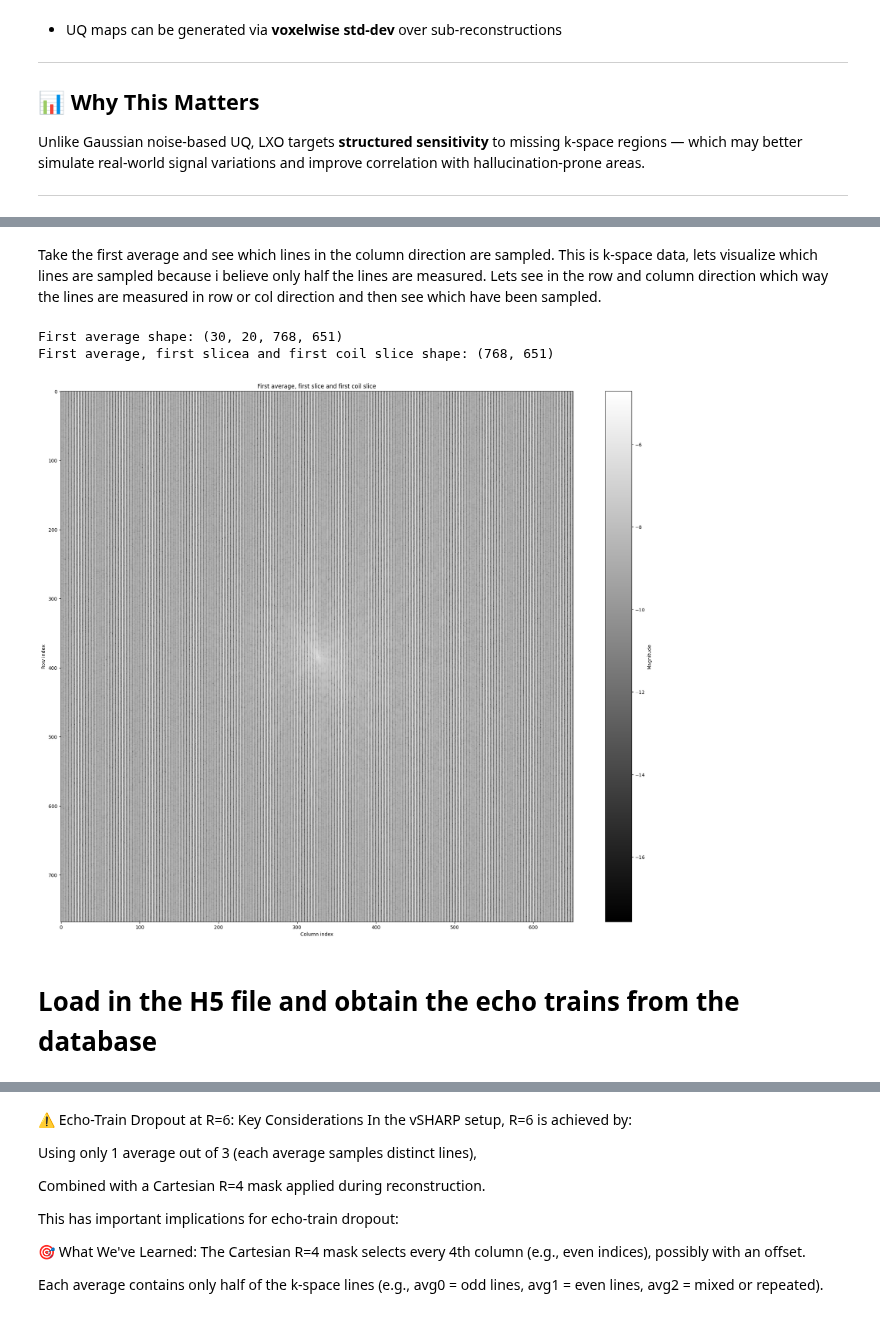
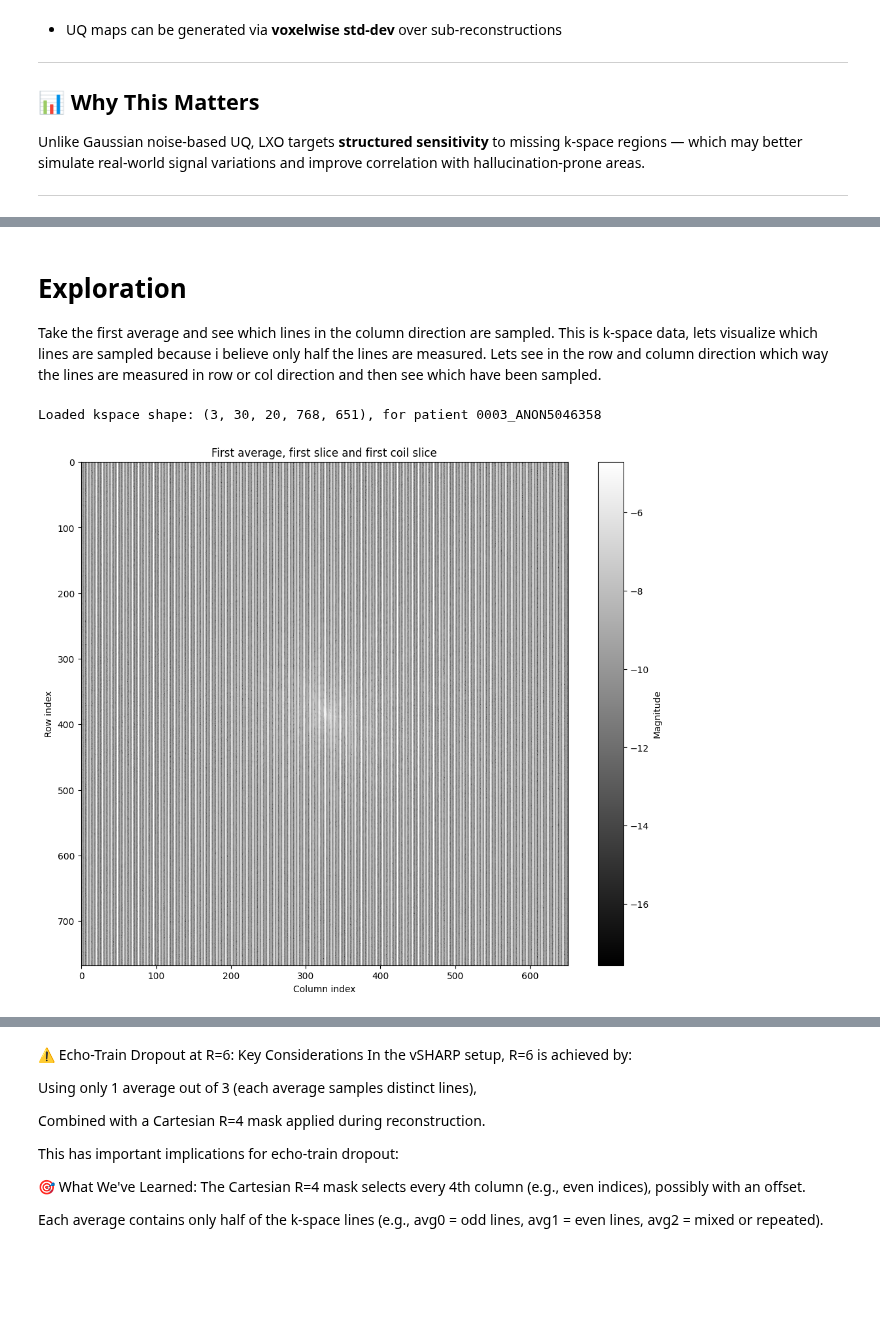
Before and after one commit to Quintin1995/Uncertainty-Quantification-Prostate-MRI, a Jupyter notebook: scripts/12_lxo_pattern_generation.ipynb, the cells around one changed output, grey strips where cells are left out. Cells and saved outputs as stored; diff of their text form; code cells hidden in the pictures; blank space fills up the shorter version.

Commit message:
Major overhaul in 12_lxo.ipynb file. The code can now handle proper undersampling via echo trains and UQ with STD and STD/Mean. Also the visualization is fine now.

```diff
--- a/scripts/12_lxo_pattern_generation.ipynb
+++ b/scripts/12_lxo_pattern_generation.ipynb
@@ -180,10 +180,29 @@ roots = {
     'db_fpath_old':      Path('/scratch/p290820/datasets/003_umcg_pst_ksps/database/dbs/master_habrok_20231106_v2.db'),                  # References an OLDER version of the databases where the info could also just be fine that we are looking for
     'db_fpath_new':      Path('/home1/p290820/repos/Uncertainty-Quantification-Prostate-MRI/databases/master_habrok_20231106_v2.db'),    # References the LATEST version of the databases where the info could also just be fine that we are looking for
     'figures_gaussian':  Path('/scratch/hb-pca-rad/projects/04_uncertainty_quantification/gaussian/figures'),
+    'figures_lxo':       Path('/scratch/hb-pca-rad/projects/04_uncertainty_quantification/lxo/figures'),
 }
 
-acc_factors         = [3, 6] # Define the set of acceleration factors we care about.
-acc_factors         = [3] # Define the set of acceleration factors we care about.
 
-tablename = 'echo_train_mapping_debug'
-tablename = 'echo_train_mapping'
+def load_kspace_data(pid: str, kspace_root: Path) -> Tuple[np.ndarray, str]:
+    """
+    Load k-space data and ISMRMRD headers from h5 file
+
+    Parameters:
+        pid (str): Patient ID.
+        kspace_root (Path): Root directory for k-space data.
+
+    Returns:
+        Tuple[np.ndarray, str]: A tuple containing the k-space data and the ISMRMRD header string.
+    """
+    kspace_dir = kspace_root / 'data' / pid / 'h5s'
+    kspace_files = list(kspace_dir.glob("*.h5"))
+    assert len(kspace_files) == 1, f"Expected 1 kspace file for {pid}, found {len(kspace_files)}"
+
+    print(f"Loading kspace data from {kspace_files[0]}")
+    with h5py.File(kspace_files[0], 'r') as f:
+        kspace = f['kspace'][:]
+        header_dataset = f['ismrmrd_header']
+        header_str = header_dataset.asstr()[()]
+    print(f"Loaded kspace shape: {kspace.shape}, for patient {pid}")
+    return kspace, header_str
@@ -326,25 +209,20 @@ ISMRMRD header: <Closed HDF5 dataset>
 # %% [markdown]
+# Exploration
 Take the first average and see which lines in the column direction are sampled.
 This is k-space data, lets visualize which lines are sampled because i believe only half the lines are measured. Lets see in the row and column direction which way the lines are measured in row or col direction and then see which have been sampled.
 # %%
 avg1, avg2, avg3 = 0, 1, 2
 slice_idx = 0
 coil_idx = 0
-first_avg = kspaces[0]['kspace'][avg1]
-print(f"First average shape: {first_avg.shape}")
-coil_slice = first_avg[slice_idx, coil_idx, :]
-print(f"First average, first slicea and first coil slice shape: {coil_slice.shape}")
+kspace, headers = load_kspace_data(pat_ids[0], roots['kspace'])
 
-plt.figure(figsize=(24, 20))
-plt.imshow(np.log(np.abs(coil_slice)), cmap='gray', aspect='auto')
+plt.figure(figsize=(24//2, 20//2))
+plt.imshow(np.log(np.abs(kspace[avg1, slice_idx, coil_idx, :, :])), cmap='gray', aspect='auto')
 plt.title(f"First average, first slice and first coil slice")
 plt.xlabel("Column index")
 plt.ylabel("Row index")
 plt.colorbar(label="Magnitude")
 plt.show()
 # %% [output]
-First average shape: (30, 20, 768, 651)
-First average, first slicea and first coil slice shape: (768, 651)
+Loaded kspace shape: (3, 30, 20, 768, 651), for patient 0003_ANON5046358
-[figure, old version]
+[figure, new version]
-# %% [markdown]
-# Load in the H5 file and obtain the echo trains from the database
```
Also changed, not shown: parts of 25 cells of this notebook, 2 other files.
